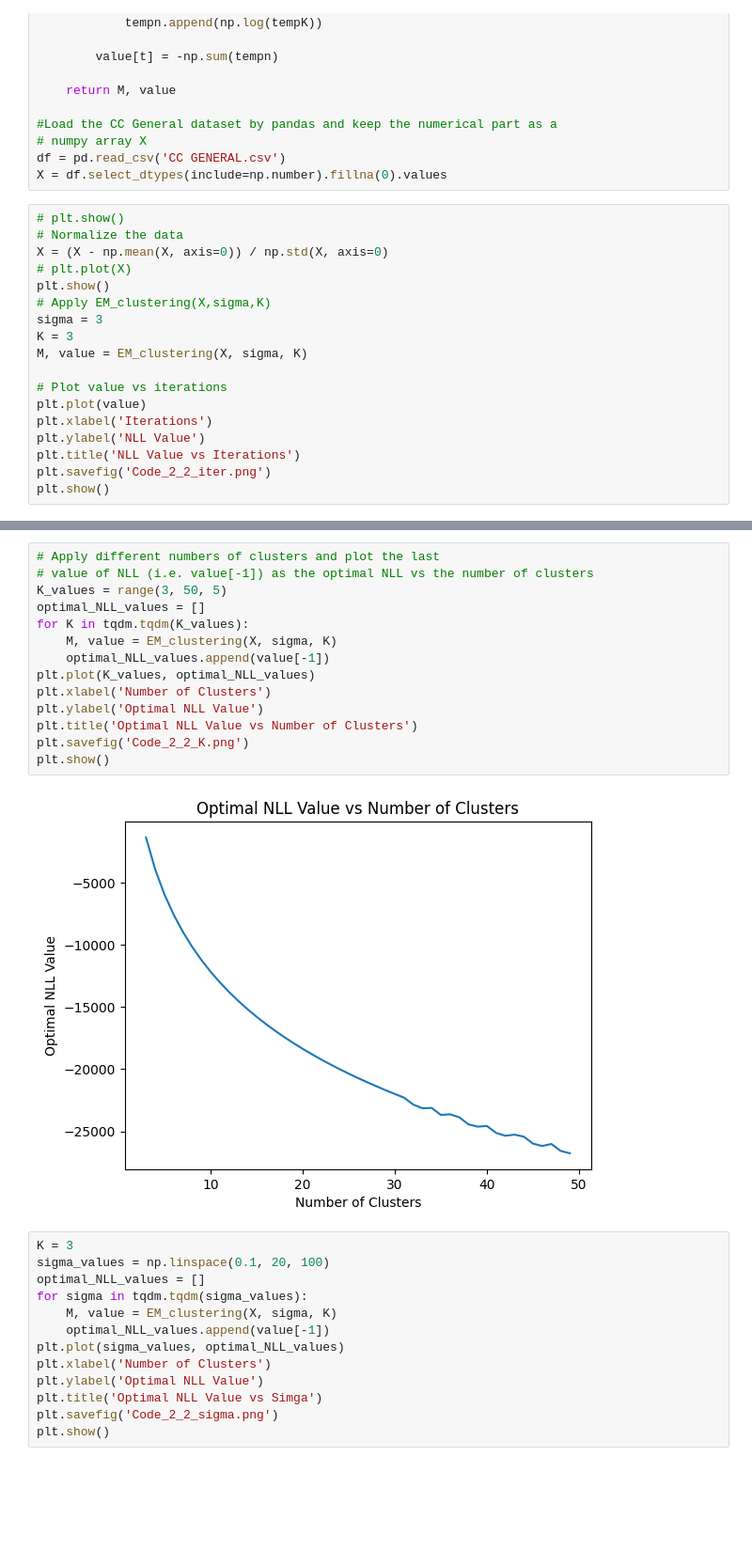
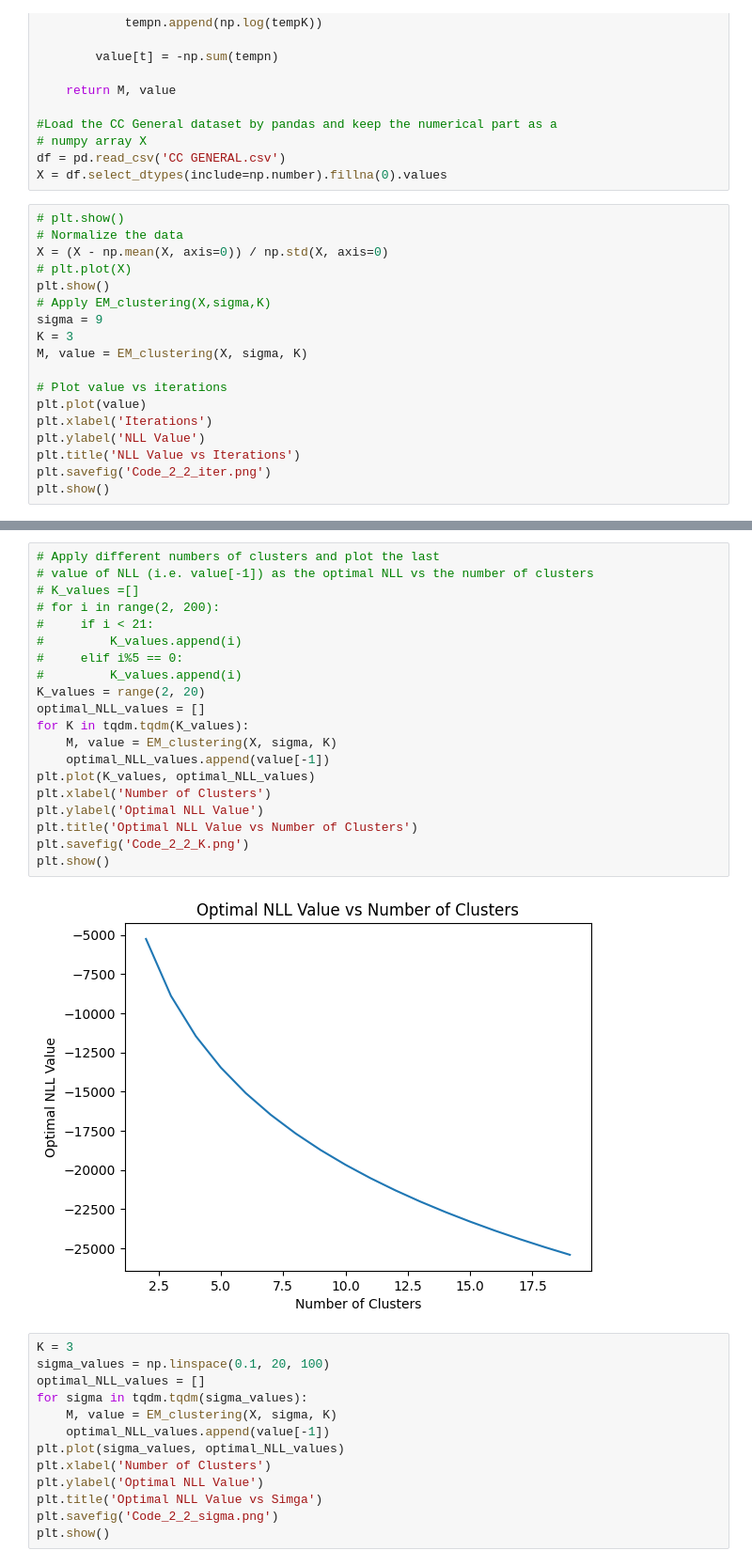
Before and after one commit to darkopetrov/DAT570_Continuous_optimization_in_data_science, a Jupyter notebook: Module_2/Notebook_2.ipynb, the cells around one changed output, grey strips where cells are left out. Shown at 94% size. Saved outputs shown, nothing was run; the diff lists cells and outputs as text; blank space fills up the shorter version.

```diff
--- a/Module_2/Notebook_2.ipynb
+++ b/Module_2/Notebook_2.ipynb
@@ -470,7 +470,7 @@ X = (X - np.mean(X, axis=0)) / np.std(X, axis=0)
 # plt.plot(X)
 plt.show()
 # Apply EM_clustering(X,sigma,K)
-sigma = 3
+sigma = 9
 K = 3
 M, value = EM_clustering(X, sigma, K)
 
@@ -486,19 +486,25 @@ plt.show()
 # %%
 # Apply different numbers of clusters and plot the last
 # value of NLL (i.e. value[-1]) as the optimal NLL vs the number of clusters
-K_values = range(3, 50, 5)
+# K_values =[]
+# for i in range(2, 200):
+#     if i < 21:
+#         K_values.append(i)
+#     elif i%5 == 0:
+#         K_values.append(i)
+K_values = range(2, 20)
 optimal_NLL_values = []
 for K in tqdm.tqdm(K_values):
     M, value = EM_clustering(X, sigma, K)
     optimal_NLL_values.append(value[-1])
 plt.plot(K_values, optimal_NLL_values)
 plt.xlabel('Number of Clusters')
 plt.ylabel('Optimal NLL Value')
 plt.title('Optimal NLL Value vs Number of Clusters')
 plt.savefig('Code_2_2_K.png')
 plt.show()
 # %% [output]
-[figure, old version]
+[figure, new version]
 # %%
 K = 3
 sigma_values = np.linspace(0.1, 20, 100)
```
Also changed, not shown: parts of 5 cells of this notebook.
